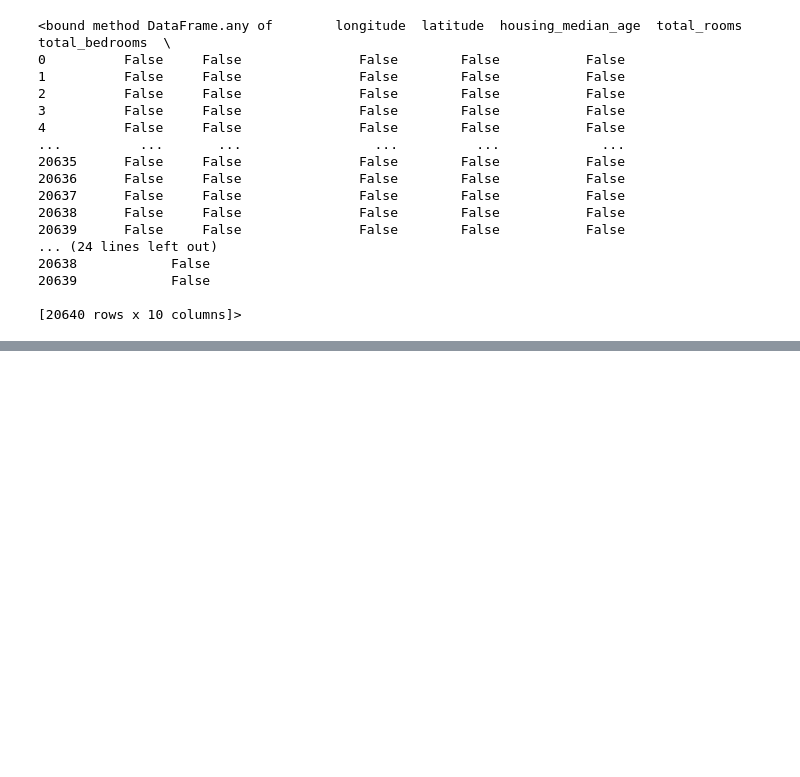
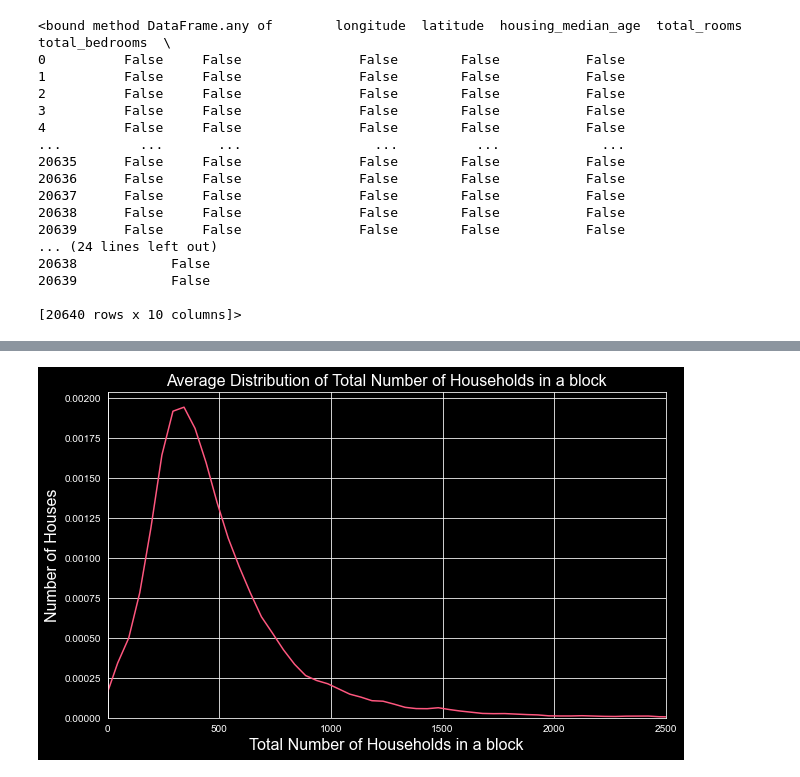
Before and after one commit to vinnovateit/VIIT_Team_MNIST, a Jupyter notebook: arhit/Project_HousingPrices/main_hp.ipynb, the cells around one changed output, grey strips where cells are left out. Drawn from its saved outputs; the diff is of its cells as text; code cells hidden in the pictures; blank space fills up the shorter version.

```diff
--- a/arhit/Project_HousingPrices/main_hp.ipynb
+++ b/arhit/Project_HousingPrices/main_hp.ipynb
@@ -73,0 +169,11 @@ pd.isnull(df).any  # Checking for Null Values
+# %%
+plt.figure(figsize=(10, 6))
+sns.distplot(df.households , bins=100, color = '#ff577f', hist = False)
+plt.xlabel('Total Number of Households in a block', fontsize=16)
+plt.ylabel('Number of Houses', fontsize=16)
+plt.title('Average Distribution of Total Number of Households in a block', fontsize=16)
+plt.xlim(0,2500)
+plt.show()
+plt.style.use('dark_background')
+# %% [output]
+[figure, added]
```
Also changed, not shown: parts of 13 cells of this notebook, 2 other files.
